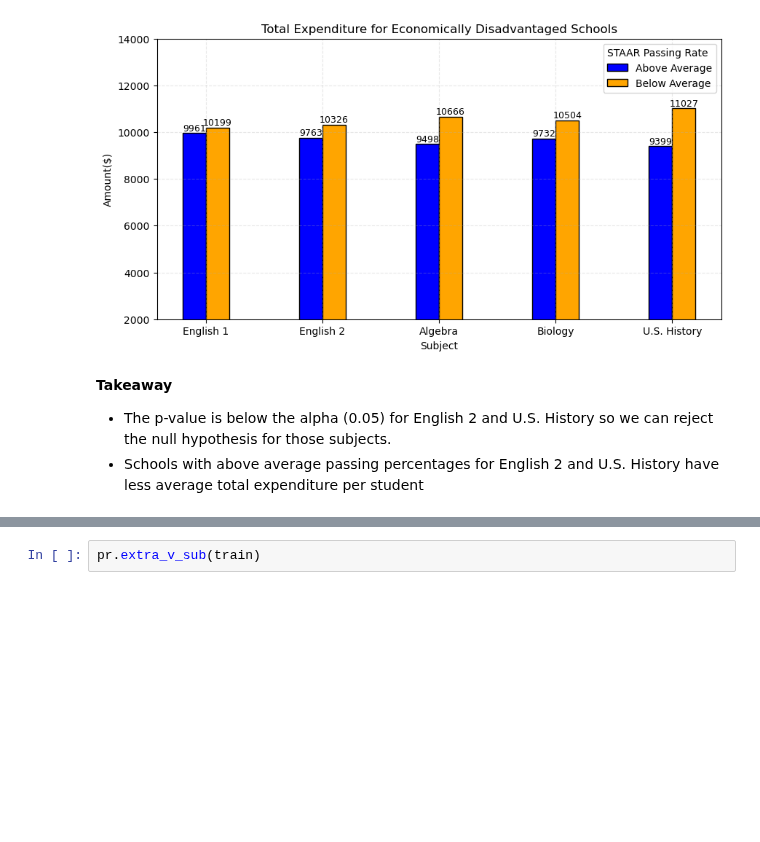
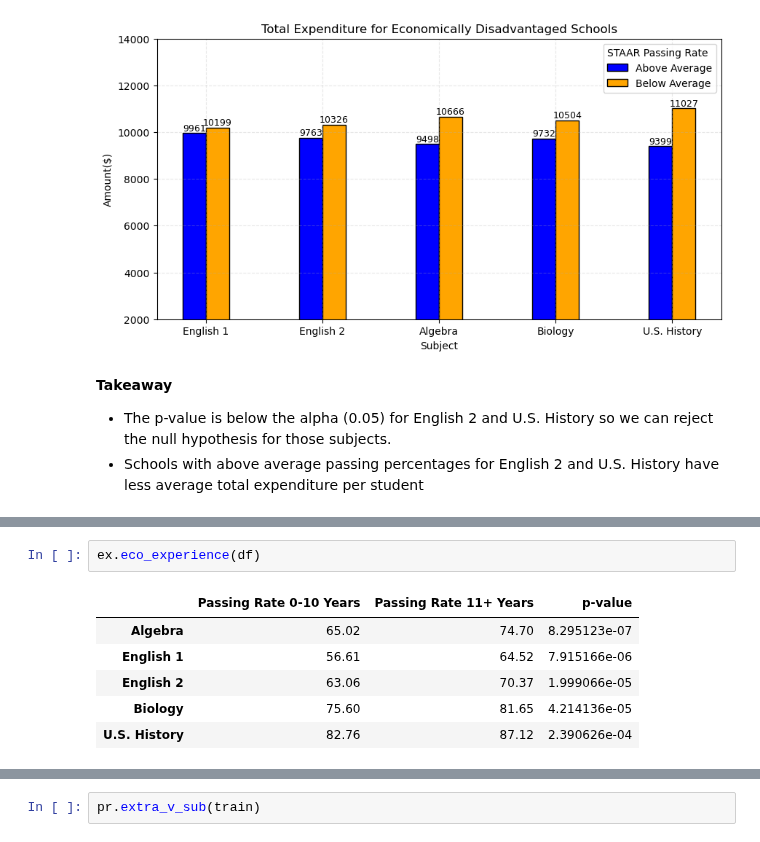
Before and after one commit to college-readiness-preds/capstone_readiness, a Jupyter notebook: final_notebook.ipynb, the cells around one changed output, grey strips where cells are left out. Saved outputs shown, nothing was run; the diff lists cells and outputs as text; blank space fills up the shorter version.

```diff
--- a/final_notebook.ipynb
+++ b/final_notebook.ipynb
@@ -183,0 +195,9 @@ ex.viz_econdis_total_expend(train)
+# %%
+ex.eco_experience(df)
+# %% [output]
+|  | Passing Rate 0-10 Years | Passing Rate 11+ Years | p-value |
+| Algebra | 65.02 | 74.70 | 8.295123e-07 |
+| English 1 | 56.61 | 64.52 | 7.915166e-06 |
+| English 2 | 63.06 | 70.37 | 1.999066e-05 |
+| Biology | 75.60 | 81.65 | 4.214136e-05 |
+| U.S. History | 82.76 | 87.12 | 2.390626e-04 |
```
Also changed, not shown: parts of 10 cells of this notebook, 1 other file.
